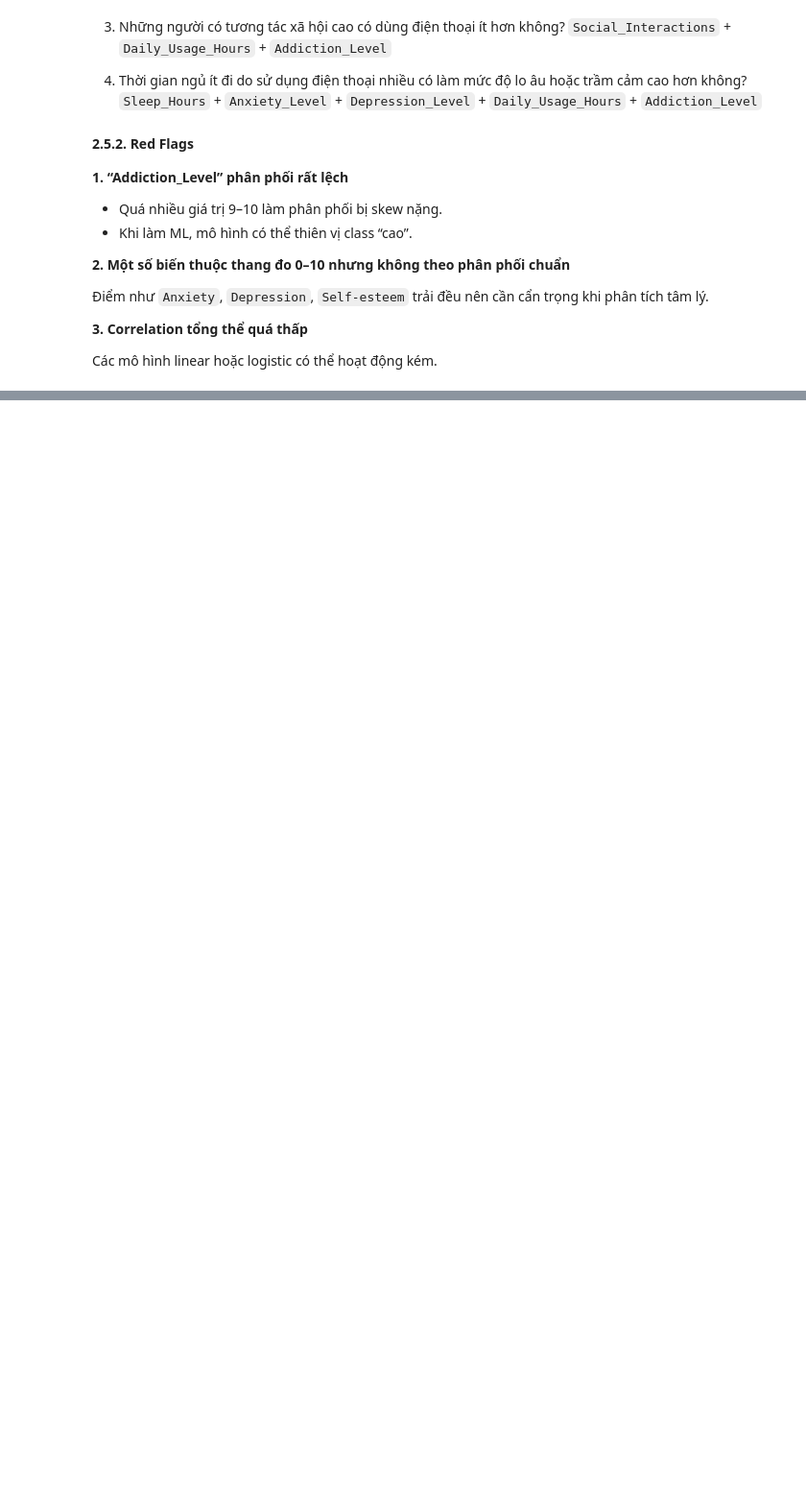
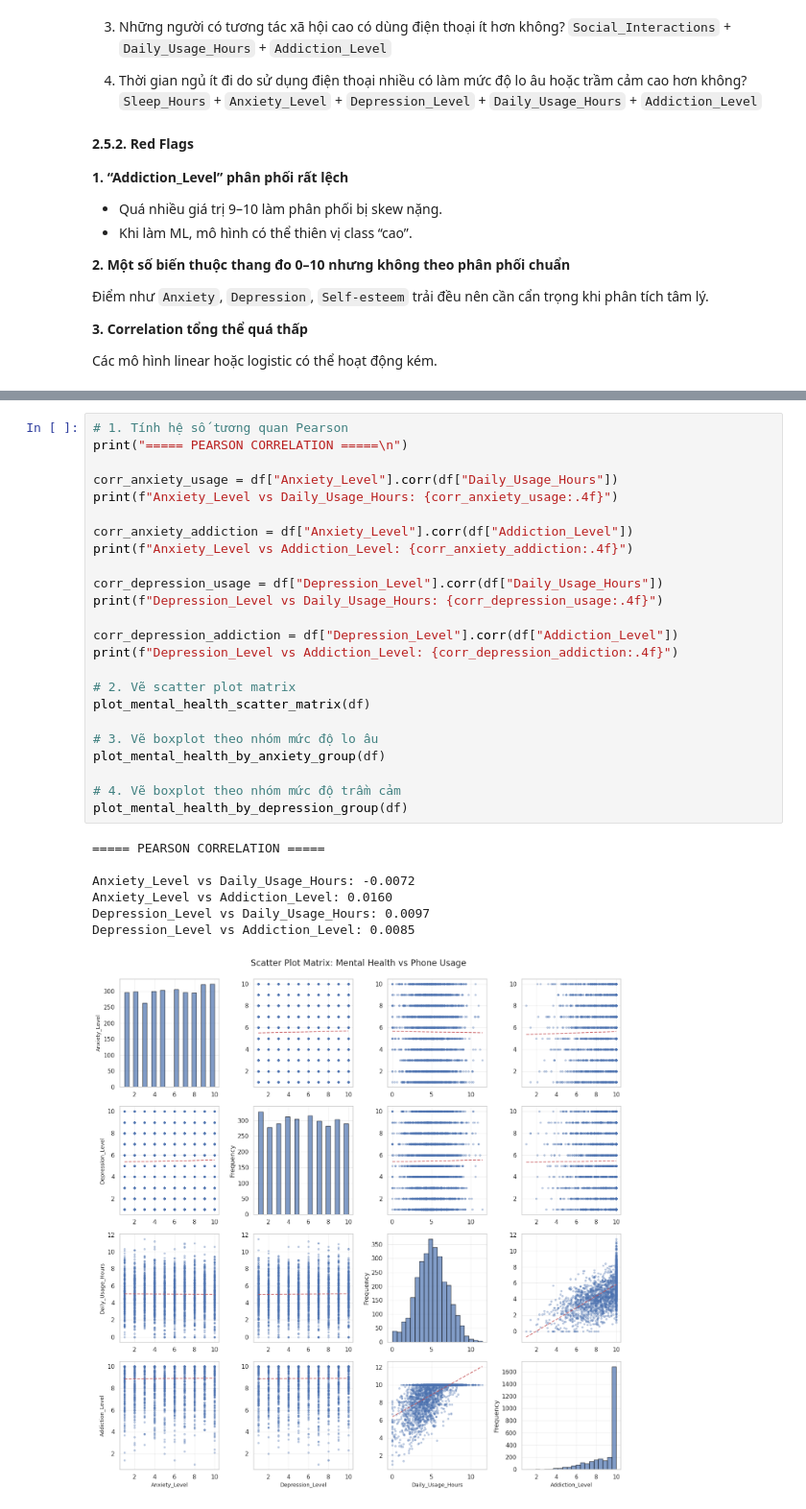
Before and after one commit to insenseemarch/final-project-CSC17104, a Jupyter notebook: notebook/Group_23.ipynb, the cells around one changed output, grey strips where cells are left out. Shown at 96% size. Drawn from its saved outputs; the diff is of its cells as text; blank space fills up the shorter version.

```diff
--- a/notebook/Group_23.ipynb
+++ b/notebook/Group_23.ipynb
@@ -869,0 +1032,32 @@ Các mô hình linear hoặc logistic có thể hoạt động kém.
+# %%
+# 1. Tính hệ số tương quan Pearson
+print("===== PEARSON CORRELATION =====\n")
+
+corr_anxiety_usage = df["Anxiety_Level"].corr(df["Daily_Usage_Hours"])
+print(f"Anxiety_Level vs Daily_Usage_Hours: {corr_anxiety_usage:.4f}")
+
+corr_anxiety_addiction = df["Anxiety_Level"].corr(df["Addiction_Level"])
+print(f"Anxiety_Level vs Addiction_Level: {corr_anxiety_addiction:.4f}")
+
+corr_depression_usage = df["Depression_Level"].corr(df["Daily_Usage_Hours"])
+print(f"Depression_Level vs Daily_Usage_Hours: {corr_depression_usage:.4f}")
+
+corr_depression_addiction = df["Depression_Level"].corr(df["Addiction_Level"])
+print(f"Depression_Level vs Addiction_Level: {corr_depression_addiction:.4f}")
+
+# 2. Vẽ scatter plot matrix
+plot_mental_health_scatter_matrix(df)
+
+# 3. Vẽ boxplot theo nhóm mức độ lo âu
+plot_mental_health_by_anxiety_group(df)
+
+# 4. Vẽ boxplot theo nhóm mức độ trầm cảm
+plot_mental_health_by_depression_group(df)
+# %% [output]
+===== PEARSON CORRELATION =====
+
+Anxiety_Level vs Daily_Usage_Hours: -0.0072
+Anxiety_Level vs Addiction_Level: 0.0160
+Depression_Level vs Daily_Usage_Hours: 0.0097
+Depression_Level vs Addiction_Level: 0.0085
+[figure, added]
```
Also changed, not shown: parts of 28 cells of this notebook, 3 other files.
